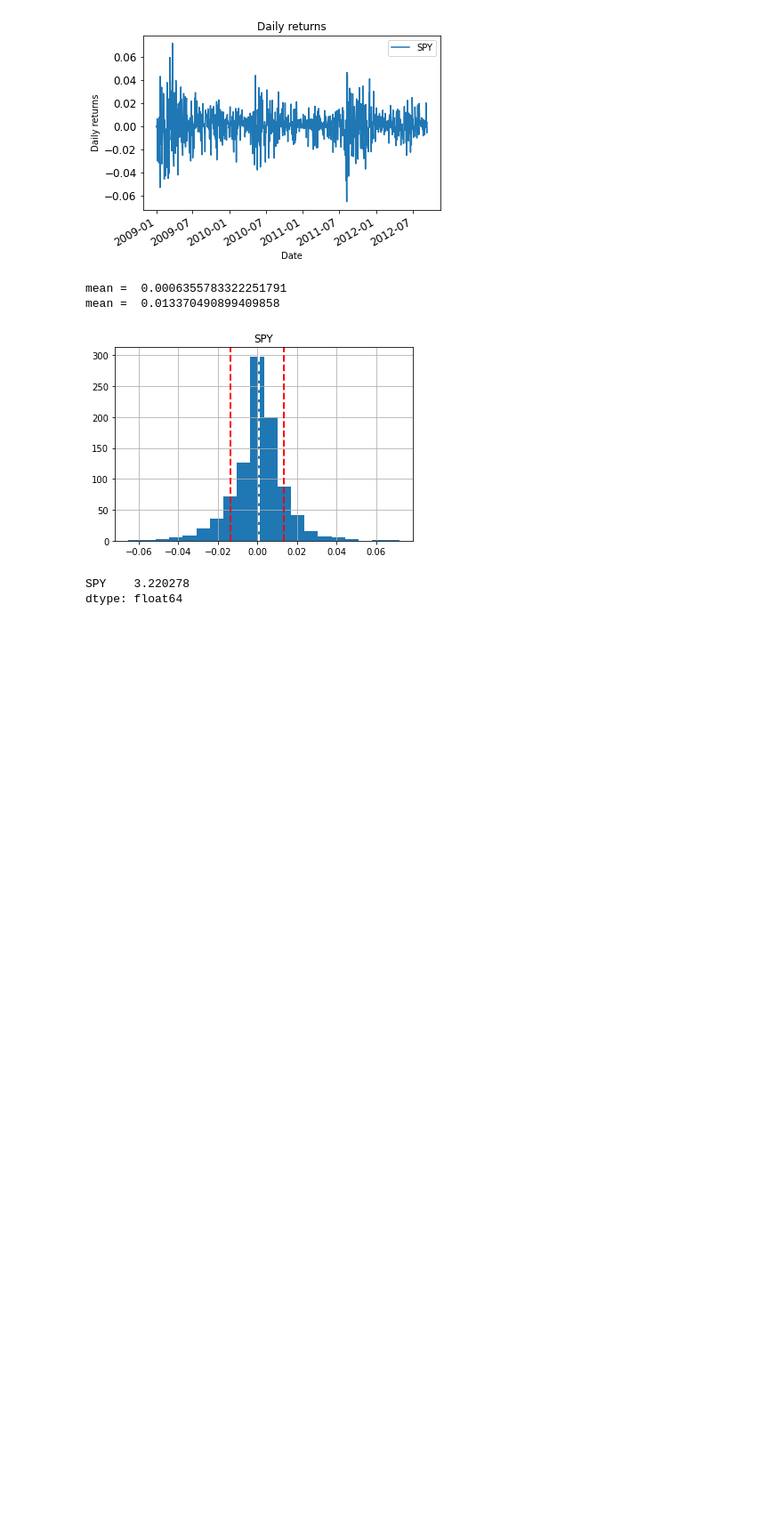
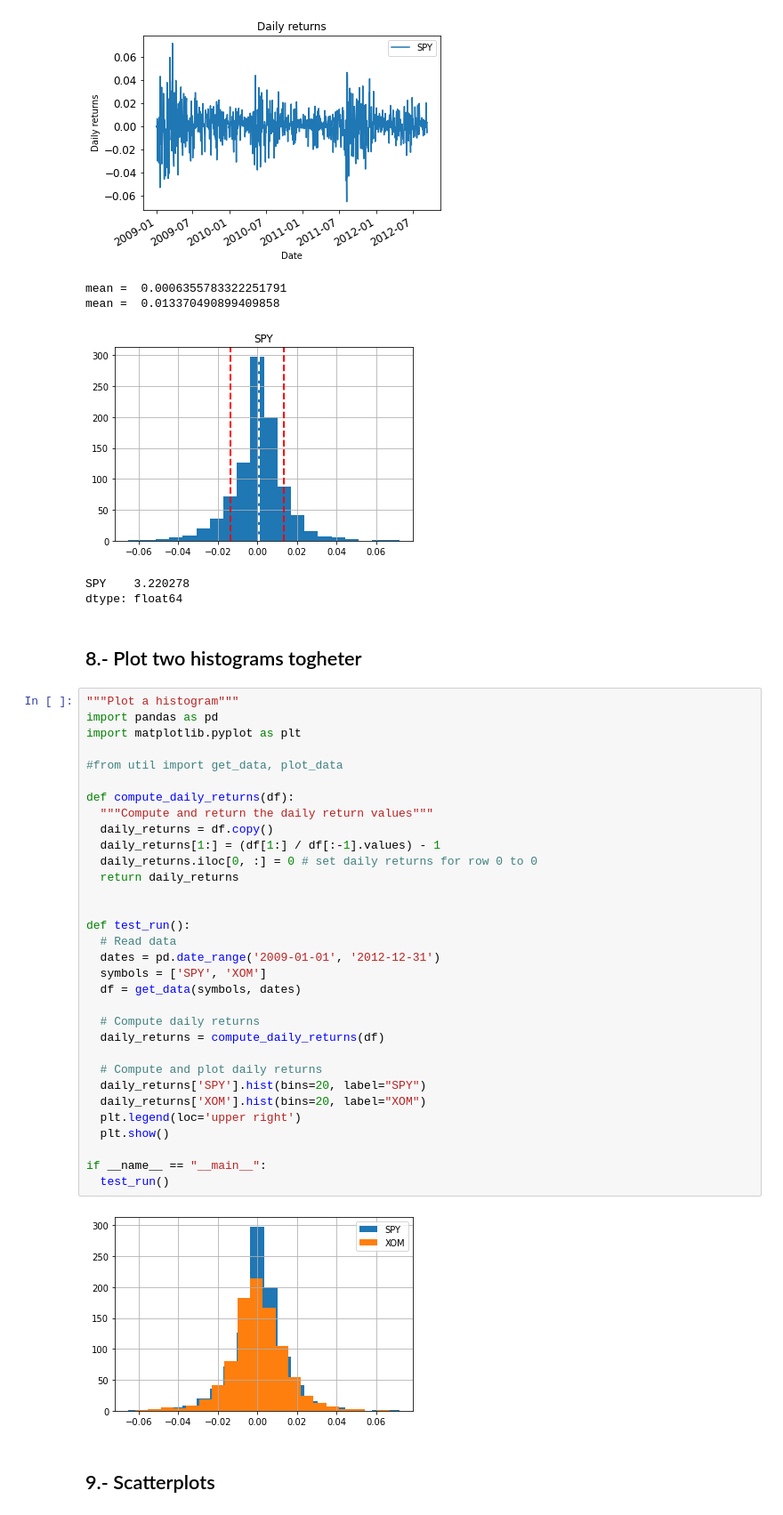
Before and after one commit to juan-ivan-NV/ML_for_Trading, a Jupyter notebook: notebooks/Lesson_7_Histograms_and_scatter_plots.ipynb, the cells around one changed output. Shown: that part at 89% size. Saved outputs shown, nothing was run; the diff lists cells and outputs as text; blank space fills up the shorter version.

```diff
--- a/notebooks/Lesson_7_Histograms_and_scatter_plots.ipynb
+++ b/notebooks/Lesson_7_Histograms_and_scatter_plots.ipynb
@@ -116,3 +116,41 @@ mean =  0.013370490899409858
 [figure]
 SPY    3.220278
 dtype: float64
+# %% [markdown]
+## 8.- Plot two histograms togheter
+# %%
+"""Plot a histogram"""
+import pandas as pd
+import matplotlib.pyplot as plt
+
+#from util import get_data, plot_data
+
+def compute_daily_returns(df):
+  """Compute and return the daily return values"""
+  daily_returns = df.copy()
+  daily_returns[1:] = (df[1:] / df[:-1].values) - 1
+  daily_returns.iloc[0, :] = 0 # set daily returns for row 0 to 0
+  return daily_returns
+
+
+def test_run():
+  # Read data
+  dates = pd.date_range('2009-01-01', '2012-12-31')
+  symbols = ['SPY', 'XOM']
+  df = get_data(symbols, dates)
+
+  # Compute daily returns
+  daily_returns = compute_daily_returns(df)
+
+  # Compute and plot daily returns
+  daily_returns['SPY'].hist(bins=20, label="SPY")
+  daily_returns['XOM'].hist(bins=20, label="XOM")
+  plt.legend(loc='upper right')
+  plt.show()
+
+if __name__ == "__main__":
+  test_run()
+# %% [output]
+[figure, added]
+# %% [markdown]
+## 9.- Scatterplots
```
Also changed, not shown: parts of 1 cell of this notebook.
